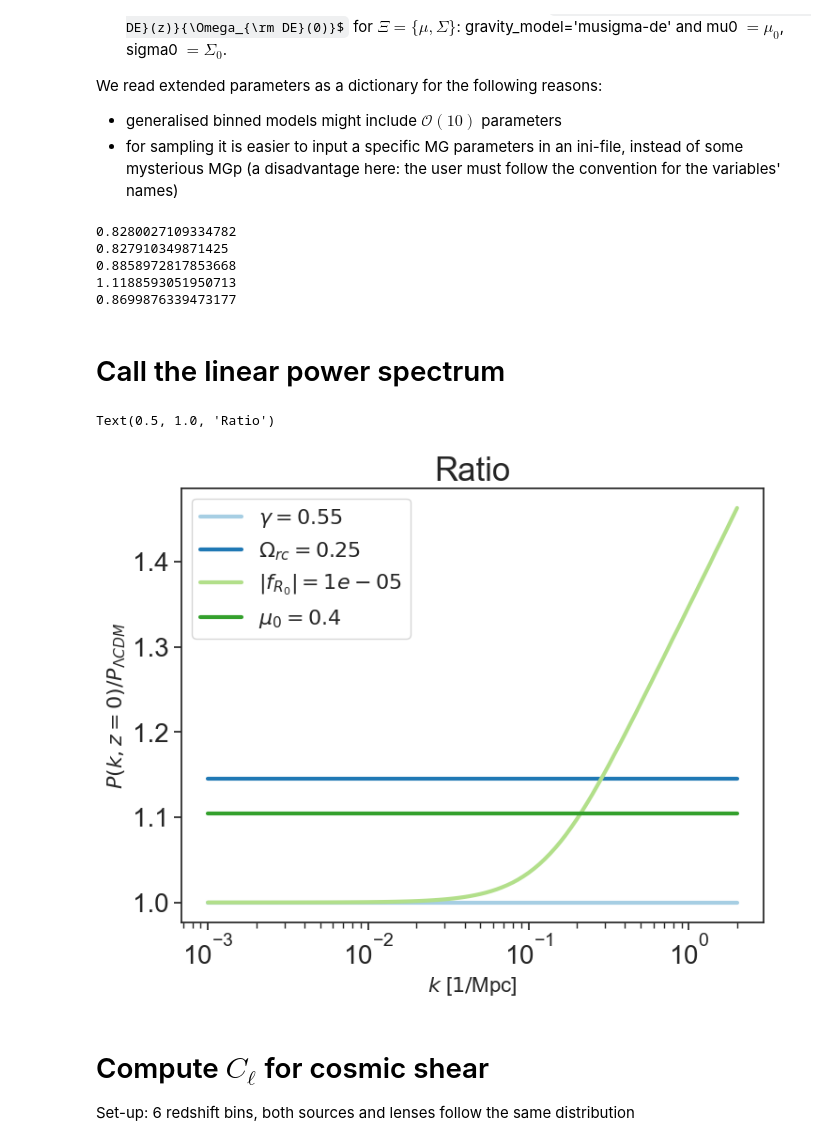
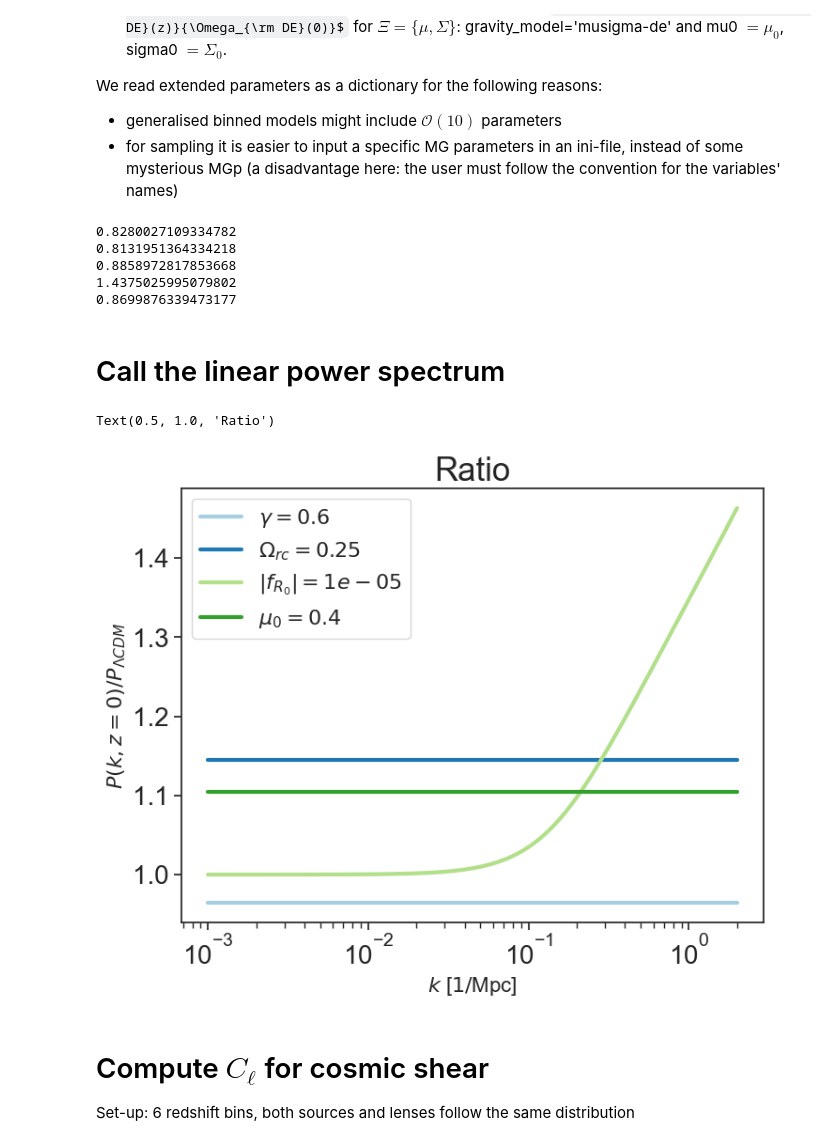
Before and after one commit to MariaTsedrik/playground_th1, a Jupyter notebook: tutorials/th1-kp4/mgrowth_tutorial.ipynb, the cells around one changed output. Saved outputs shown, nothing was run; the diff lists cells and outputs as text; code cells hidden in the pictures; some formulas as TeX source.

```diff
--- a/tutorials/th1-kp4/mgrowth_tutorial.ipynb
+++ b/tutorials/th1-kp4/mgrowth_tutorial.ipynb
@@ -112,7 +102,7 @@ mgpars_example = {
     'omega_rc': 0.25,
     'fr0': 1.e-5,
     'xi': 6., # requires modification of the backround to w!=-1
-    'gamma0': 0.55, #growth index
+    'gamma0': 0.6, #growth index
     'gamma1': 0.
 }
 
@@ -147,9 +137,9 @@ print(linear_perturbations_fr.sigma8_0())
 print(linear_perturbations_mu.sigma8_0())
 # %% [output]
 0.8280027109334782
-0.827910349871425
+0.8131951364334218
 0.8858972817853668
-1.1188593051950713
+1.4375025995079802
 0.8699876339473177
 # %% [markdown]
 # Call the linear power spectrum
@@ -163,17 +153,17 @@ ps_mu = linear_perturbations_mu.matter_power_spectrum(0, ks)
 # %%
 # Create the figure
 plt.figure(figsize=(8, 6))
-plt.semilogx(ks, ps_gamma[0]/ps_lcdm[0], label=f"$\\gamma={mgpars_example['gamma0']}$")
-plt.semilogx(ks, ps_dgp[0]/ps_lcdm[0], label=f"$\\Omega_{{rc}}={mgpars_example['omega_rc']}$")
-plt.semilogx(ks, ps_fr[0]/ps_lcdm[0], label=f"$|f_{{R_0}}|={mgpars_example['fr0']}$")
-plt.semilogx(ks, ps_mu[0]/ps_lcdm[0], label=f"$\\mu_0={mgpars_example['mu0']}$")
+plt.semilogx(ks, ps_gamma/ps_lcdm, label=f"$\\gamma={mgpars_example['gamma0']}$")
+plt.semilogx(ks, ps_dgp/ps_lcdm, label=f"$\\Omega_{{rc}}={mgpars_example['omega_rc']}$")
+plt.semilogx(ks, ps_fr/ps_lcdm, label=f"$|f_{{R_0}}|={mgpars_example['fr0']}$")
+plt.semilogx(ks, ps_mu/ps_lcdm, label=f"$\\mu_0={mgpars_example['mu0']}$")
 plt.xlabel('$k$ [$1/$Mpc]', fontsize = 16)
 plt.ylabel('$P(k, z=0)/P_{\Lambda CDM}$', fontsize = 16)
 plt.legend(fontsize = 16)
 plt.title("Ratio")
 # %% [output]
 Text(0.5, 1.0, 'Ratio')
-[figure, old version]
+[figure, new version]
 # %% [markdown]
 # Compute $C_\ell$ for cosmic shear
 
```
Also changed, not shown: parts of 8 cells of this notebook, 29 other files.
